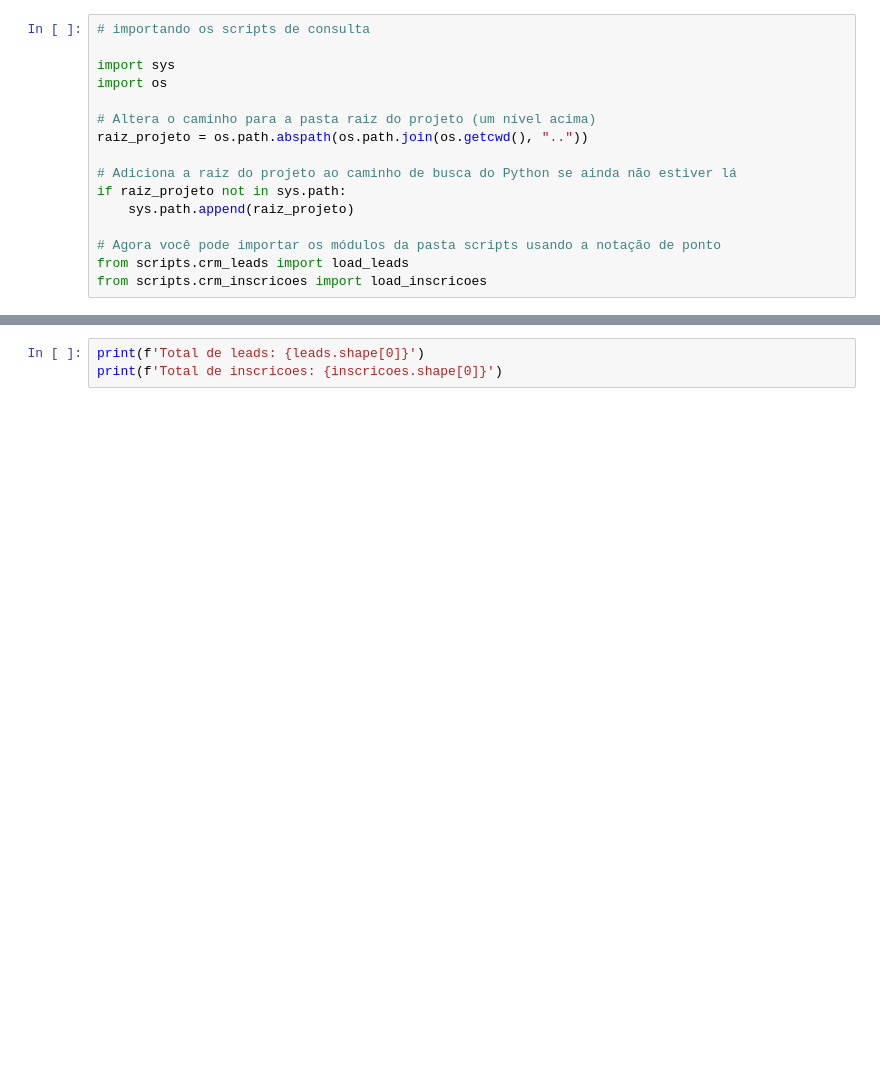
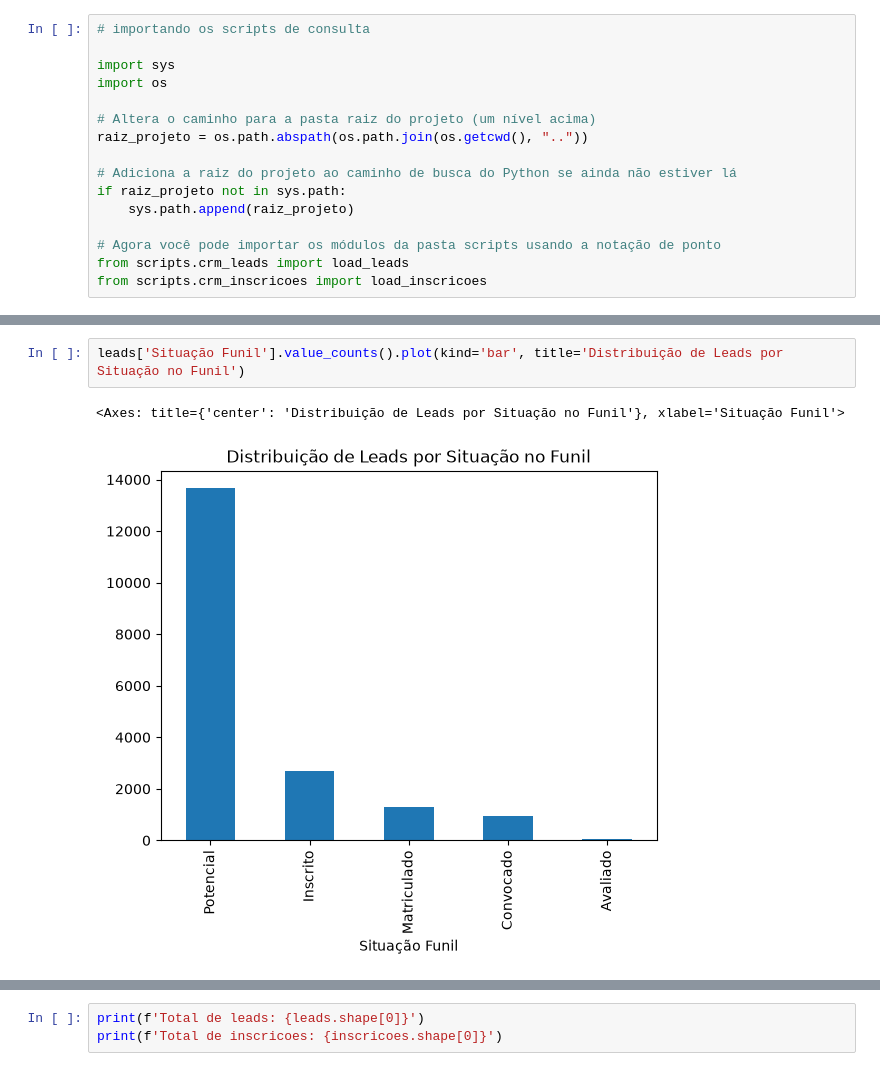
Before and after one commit to hugolosqui-trivento/automacoes-CRM, a Jupyter notebook: remocao_testes/conexao_api.ipynb, the cells around one changed output, grey strips where cells are left out. Saved outputs shown, nothing was run; the diff lists cells and outputs as text; blank space fills up the shorter version.

```diff
--- a/remocao_testes/conexao_api.ipynb
+++ b/remocao_testes/conexao_api.ipynb
@@ -36,0 +37,5 @@ Página 50: 102 registros
+# %%
+leads['Situação Funil'].value_counts().plot(kind='bar', title='Distribuição de Leads por Situação no Funil')
+# %% [output]
+<Axes: title={'center': 'Distribuição de Leads por Situação no Funil'}, xlabel='Situação Funil'>
+[figure, added]
```
Also changed, not shown: parts of 3 cells of this notebook.
